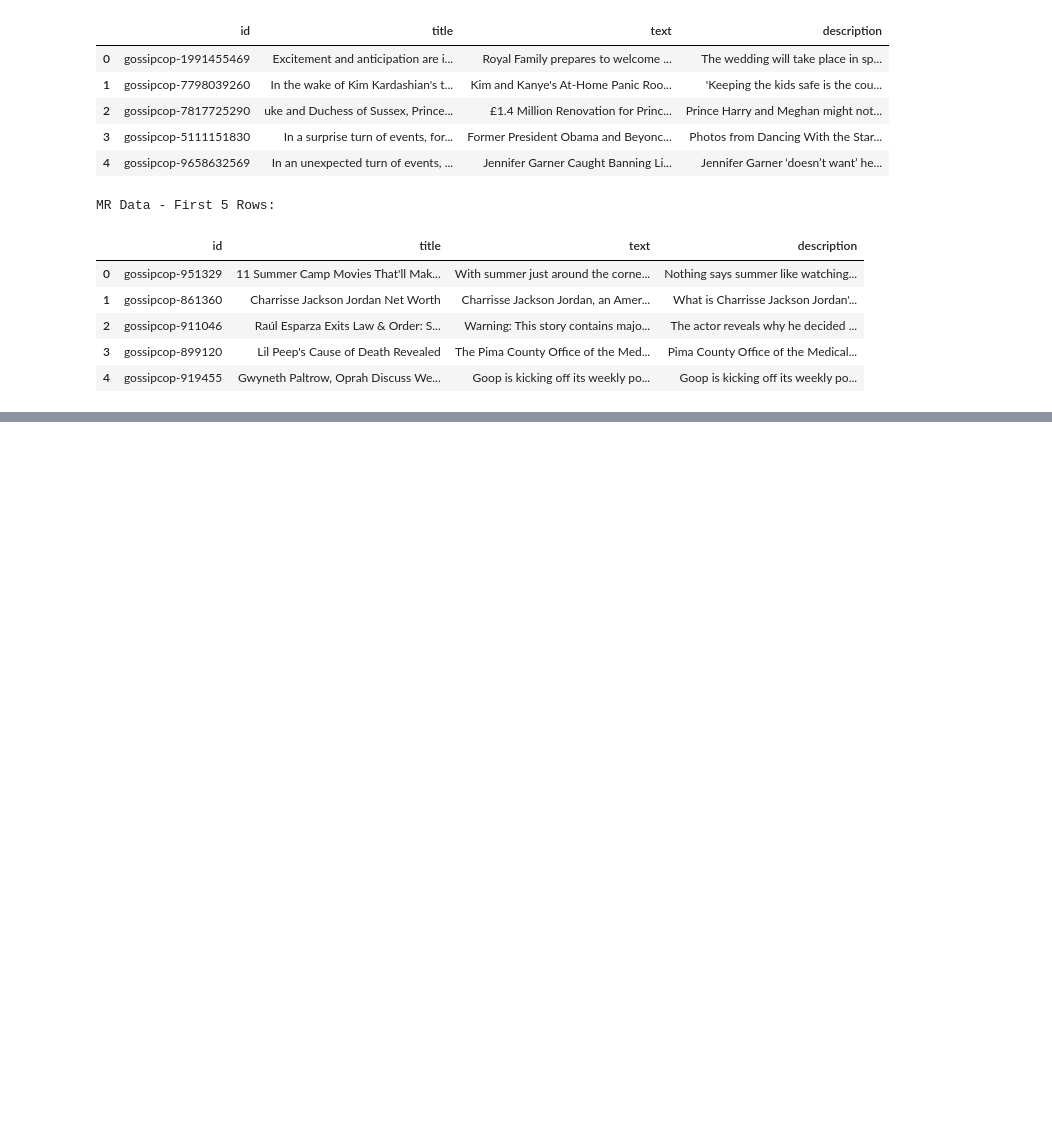
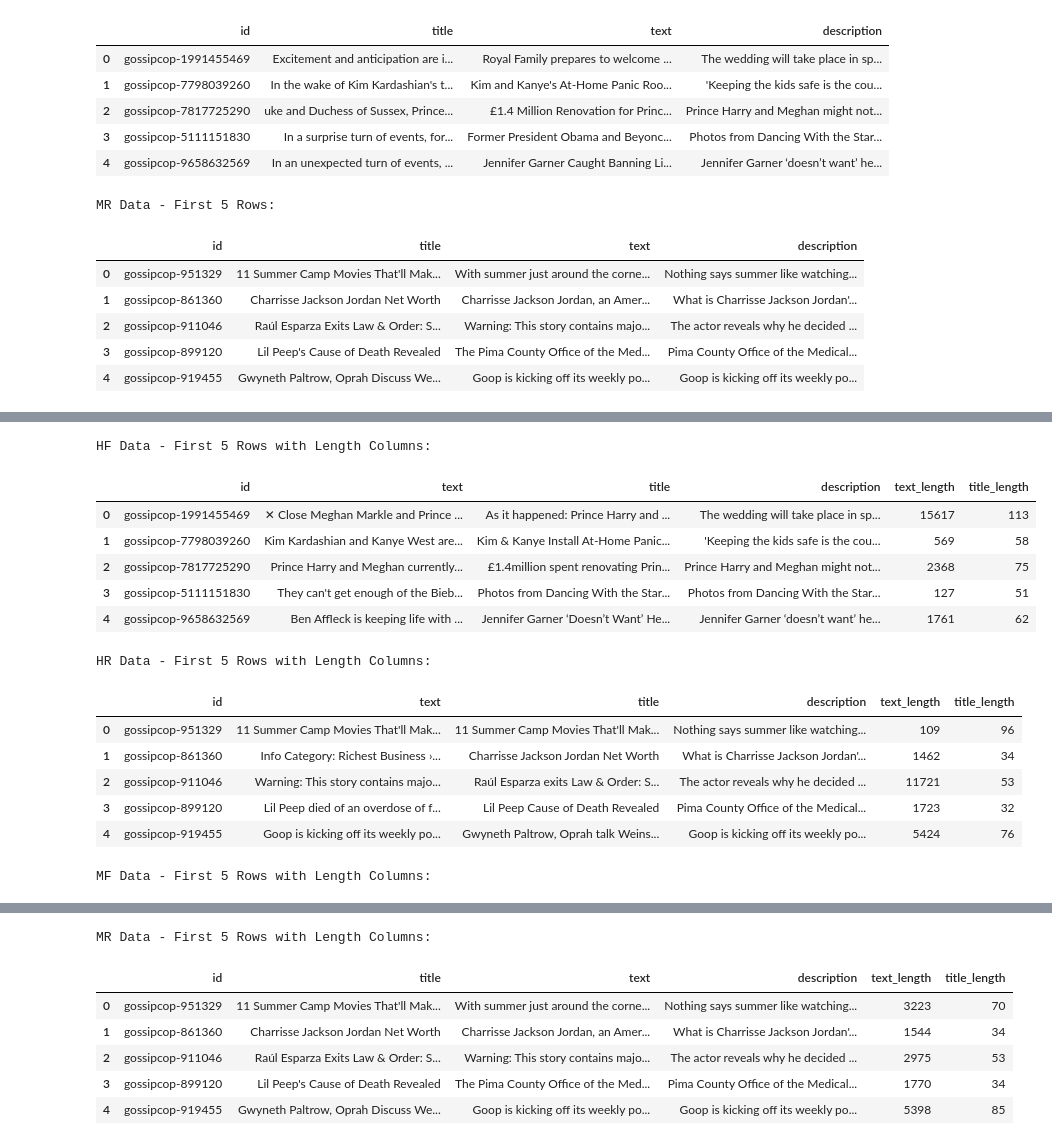
Before and after one commit to kbank1/fake_news, a Jupyter notebook: notebooks/notebook_CZ.ipynb, the cells around one changed output, grey strips where cells are left out. Drawn from its saved outputs; the diff is of its cells as text; code cells hidden in the pictures; blank space fills up the shorter version.

Commit message:
fixed title and text length

```diff
--- a/notebooks/notebook_CZ.ipynb
+++ b/notebooks/notebook_CZ.ipynb
@@ -308,0 +322,41 @@ MR Data - First 5 Rows:
+# %%
+# Function to calculate text and title lengths
+def add_length_columns(df):
+    df['text_length'] = df['text'].apply(len)
+    df['title_length'] = df['title'].apply(len)
+    return df
+
+# Apply to all DataFrames
+hf_data = add_length_columns(hf_data)
+hr_data = add_length_columns(hr_data)
+mf_data = add_length_columns(mf_data)
+mr_data = add_length_columns(mr_data)
+
+# Display the first 5 rows of each DataFrame to confirm
+print("HF Data - First 5 Rows with Length Columns:")
+display(hf_data.head())
+
+print("\nHR Data - First 5 Rows with Length Columns:")
+display(hr_data.head())
+
+print("\nMF Data - First 5 Rows with Length Columns:")
+display(mf_data.head())
+
+print("\nMR Data - First 5 Rows with Length Columns:")
+display(mr_data.head())
+# %% [output]
+HF Data - First 5 Rows with Length Columns:
+|  | id | text | title | description | text_length | title_length |
+| 0 | gossipcop-1991455469 | ✕ Close Meghan Markle and Prince ... | As it happened: Prince Harry and ... | The wedding will take place in sp... | 15617 | 113 |
+| 1 | gossipcop-7798039260 | Kim Kardashian and Kanye West are... | Kim & Kanye Install At-Home Panic... | 'Keeping the kids safe is the cou... | 569 | 58 |
+| 2 | gossipcop-7817725290 | Prince Harry and Meghan currently... | £1.4million spent renovating Prin... | Prince Harry and Meghan might not... | 2368 | 75 |
+| 3 | gossipcop-5111151830 | They can't get enough of the Bieb... | Photos from Dancing With the Star... | Photos from Dancing With the Star... | 127 | 51 |
+| 4 | gossipcop-9658632569 | Ben Affleck is keeping life with ... | Jennifer Garner ‘Doesn’t Want’ He... | Jennifer Garner ‘doesn’t want’ he... | 1761 | 62 |
+HR Data - First 5 Rows with Length Columns:
+|  | id | text | title | description | text_length | title_length |
+| 0 | gossipcop-951329 | 11 Summer Camp Movies That'll Mak... | 11 Summer Camp Movies That'll Mak... | Nothing says summer like watching... | 109 | 96 |
+| 1 | gossipcop-861360 | Info Category: Richest Business ›... | Charrisse Jackson Jordan Net Worth | What is Charrisse Jackson Jordan'... | 1462 | 34 |
+| 2 | gossipcop-911046 | Warning: This story contains majo... | Raúl Esparza exits Law & Order: S... | The actor reveals why he decided ... | 11721 | 53 |
+| 3 | gossipcop-899120 | Lil Peep died of an overdose of f... | Lil Peep Cause of Death Revealed | Pima County Office of the Medical... | 1723 | 32 |
+| 4 | gossipcop-919455 | Goop is kicking off its weekly po... | Gwyneth Paltrow, Oprah talk Weins... | Goop is kicking off its weekly po... | 5424 | 76 |
+MF Data - First 5 Rows with Length Columns:
@@ -308,0 +369,7 @@ MR Data - First 5 Rows:
+MR Data - First 5 Rows with Length Columns:
+|  | id | title | text | description | text_length | title_length |
+| 0 | gossipcop-951329 | 11 Summer Camp Movies That'll Mak... | With summer just around the corne... | Nothing says summer like watching... | 3223 | 70 |
+| 1 | gossipcop-861360 | Charrisse Jackson Jordan Net Worth | Charrisse Jackson Jordan, an Amer... | What is Charrisse Jackson Jordan'... | 1544 | 34 |
+| 2 | gossipcop-911046 | Raúl Esparza Exits Law & Order: S... | Warning: This story contains majo... | The actor reveals why he decided ... | 2975 | 53 |
+| 3 | gossipcop-899120 | Lil Peep's Cause of Death Revealed | The Pima County Office of the Med... | Pima County Office of the Medical... | 1770 | 34 |
+| 4 | gossipcop-919455 | Gwyneth Paltrow, Oprah Discuss We... | Goop is kicking off its weekly po... | Goop is kicking off its weekly po... | 5398 | 85 |
```
Also changed, not shown: parts of 4 cells of this notebook.
